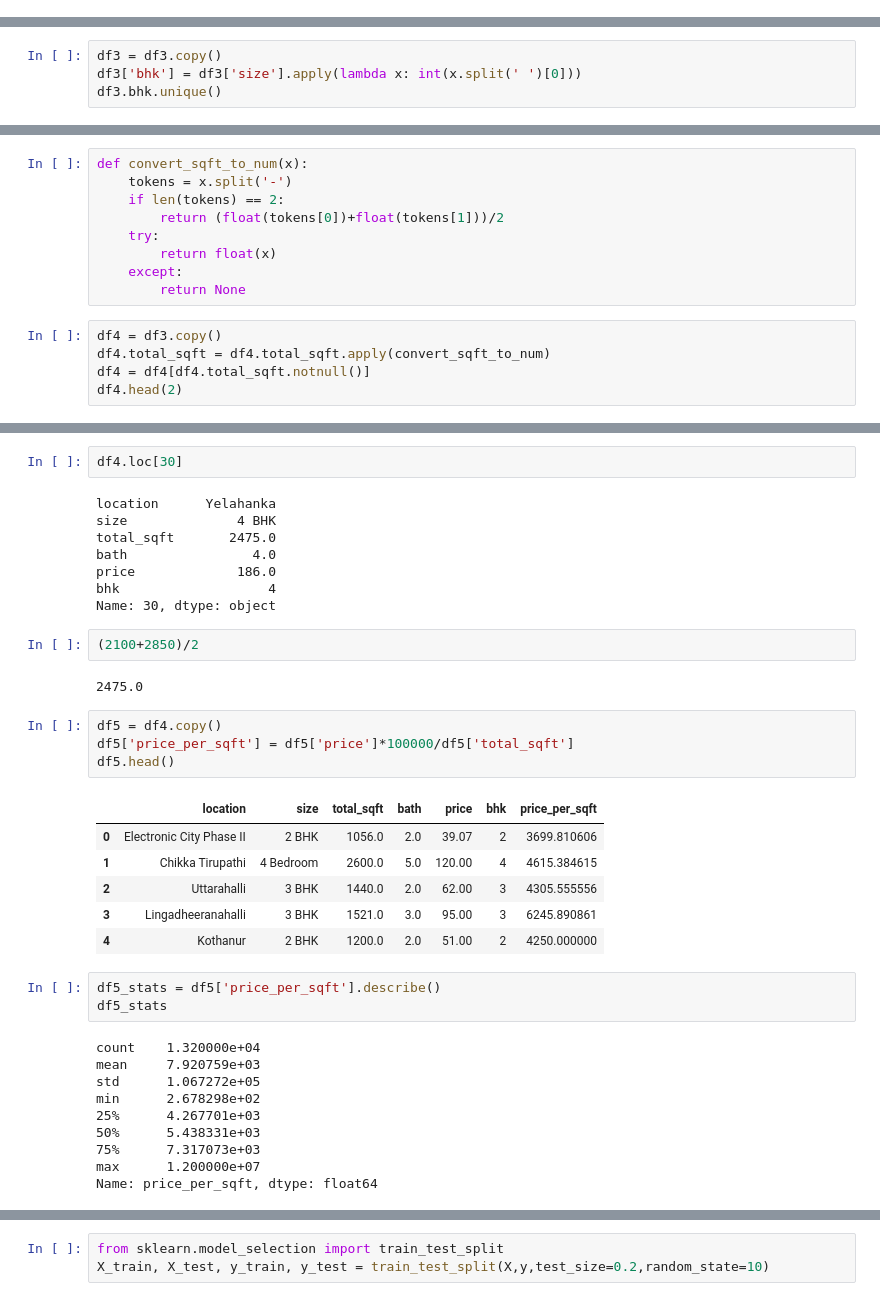
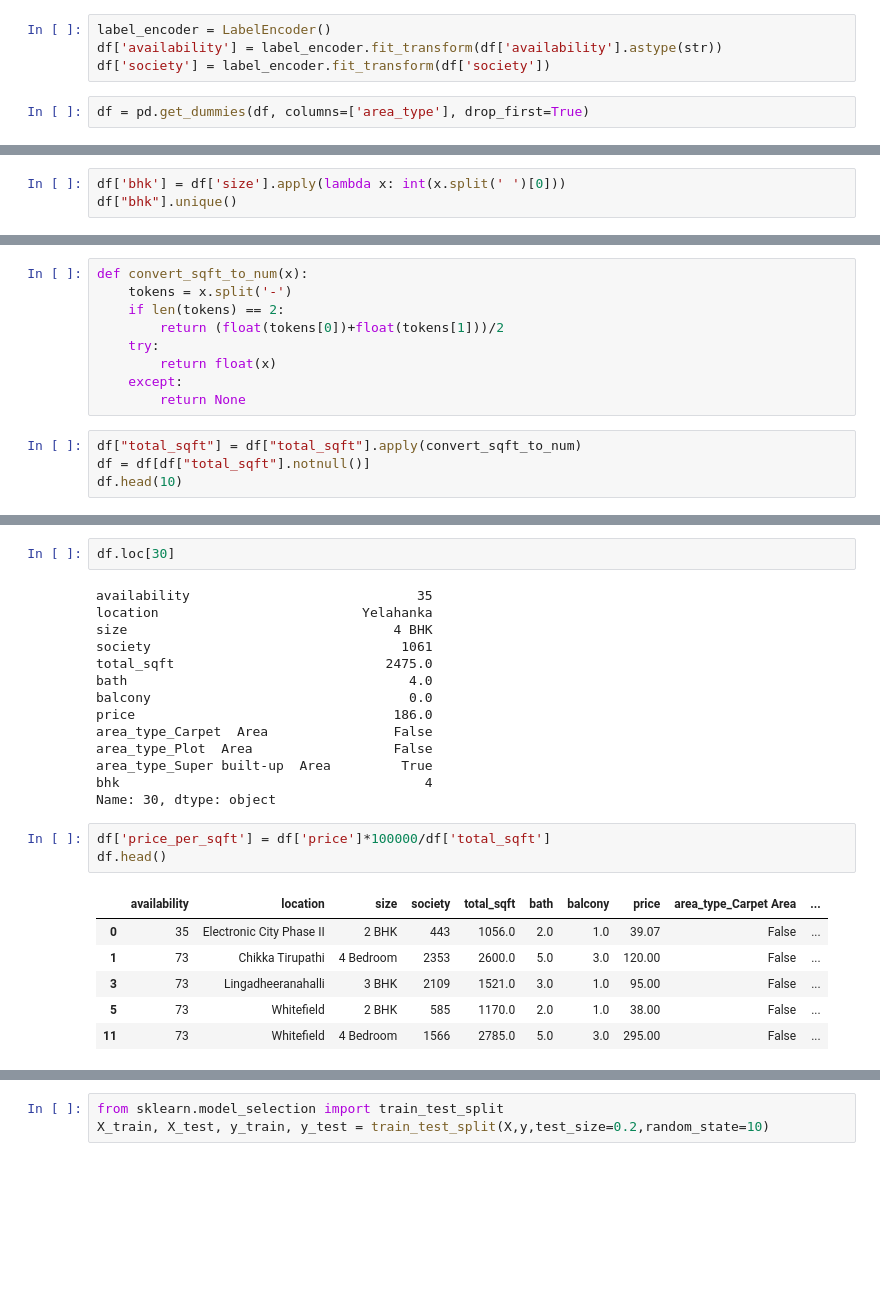
Before and after one commit to AMRRAGHEB118/banglore_home_prices, a Jupyter notebook: banglore_home_prices.ipynb, the cells around one changed output, grey strips where cells are left out. Drawn from its saved outputs; the diff is of its cells as text; blank space fills up the shorter version.

```diff
--- a/banglore_home_prices.ipynb
+++ b/banglore_home_prices.ipynb
@@ -56,0 +101,6 @@ dtype: int64
+# %%
+label_encoder = LabelEncoder()
+df['availability'] = label_encoder.fit_transform(df['availability'].astype(str))
+df['society'] = label_encoder.fit_transform(df['society'])
+# %%
+df = pd.get_dummies(df, columns=['area_type'], drop_first=True)
@@ -75,5 +120,4 @@ df3.shape
 # %%
-df3 = df3.copy()
-df3['bhk'] = df3['size'].apply(lambda x: int(x.split(' ')[0]))
-df3.bhk.unique()
+df['bhk'] = df['size'].apply(lambda x: int(x.split(' ')[0]))
+df["bhk"].unique()
 # %% [output]
@@ -114,8 +153,7 @@ def convert_sqft_to_num(x):
     except:
         return None
 # %%
-df4 = df3.copy()
-df4.total_sqft = df4.total_sqft.apply(convert_sqft_to_num)
-df4 = df4[df4.total_sqft.notnull()]
-df4.head(2)
+df["total_sqft"] = df["total_sqft"].apply(convert_sqft_to_num)
+df = df[df["total_sqft"].notnull()]
+df.head(10)
 # %% [output]
@@ -125,38 +171,26 @@ df4.head(2)
 # %%
-df4.loc[30]
+df.loc[30]
 # %% [output]
-location      Yelahanka
-size              4 BHK
-total_sqft       2475.0
-bath                4.0
-price             186.0
-bhk                   4
+availability                             35
+location                          Yelahanka
+size                                  4 BHK
+society                                1061
+total_sqft                           2475.0
+bath                                    4.0
+balcony                                 0.0
+price                                 186.0
+area_type_Carpet  Area                False
+area_type_Plot  Area                  False
+area_type_Super built-up  Area         True
+bhk                                       4
 Name: 30, dtype: object
-# %%
-(2100+2850)/2
-# %% [output]
-2475.0
 # %%
-df5 = df4.copy()
-df5['price_per_sqft'] = df5['price']*100000/df5['total_sqft']
-df5.head()
+df['price_per_sqft'] = df['price']*100000/df['total_sqft']
+df.head()
 # %% [output]
-|  | location | size | total_sqft | bath | price | bhk | price_per_sqft |
-| 0 | Electronic City Phase II | 2 BHK | 1056.0 | 2.0 | 39.07 | 2 | 3699.810606 |
-| 1 | Chikka Tirupathi | 4 Bedroom | 2600.0 | 5.0 | 120.00 | 4 | 4615.384615 |
-| 2 | Uttarahalli | 3 BHK | 1440.0 | 2.0 | 62.00 | 3 | 4305.555556 |
-| 3 | Lingadheeranahalli | 3 BHK | 1521.0 | 3.0 | 95.00 | 3 | 6245.890861 |
-| 4 | Kothanur | 2 BHK | 1200.0 | 2.0 | 51.00 | 2 | 4250.000000 |
+|  | availability | location | size | society | total_sqft | bath | balcony | price | area_type_Carpet Area | ... |
+| 0 | 35 | Electronic City Phase II | 2 BHK | 443 | 1056.0 | 2.0 | 1.0 | 39.07 | False | ... |
+| 1 | 73 | Chikka Tirupathi | 4 Bedroom | 2353 | 2600.0 | 5.0 | 3.0 | 120.00 | False | ... |
+| 3 | 73 | Lingadheeranahalli | 3 BHK | 2109 | 1521.0 | 3.0 | 1.0 | 95.00 | False | ... |
+| 5 | 73 | Whitefield | 2 BHK | 585 | 1170.0 | 2.0 | 1.0 | 38.00 | False | ... |
+| 11 | 73 | Whitefield | 4 Bedroom | 1566 | 2785.0 | 5.0 | 3.0 | 295.00 | False | ... |
-# %%
-df5_stats = df5['price_per_sqft'].describe()
-df5_stats
-# %% [output]
-count    1.320000e+04
-mean     7.920759e+03
-std      1.067272e+05
-min      2.678298e+02
-25%      4.267701e+03
-50%      5.438331e+03
-75%      7.317073e+03
-max      1.200000e+07
-Name: price_per_sqft, dtype: float64
```
Also changed, not shown: parts of 102 cells of this notebook.
